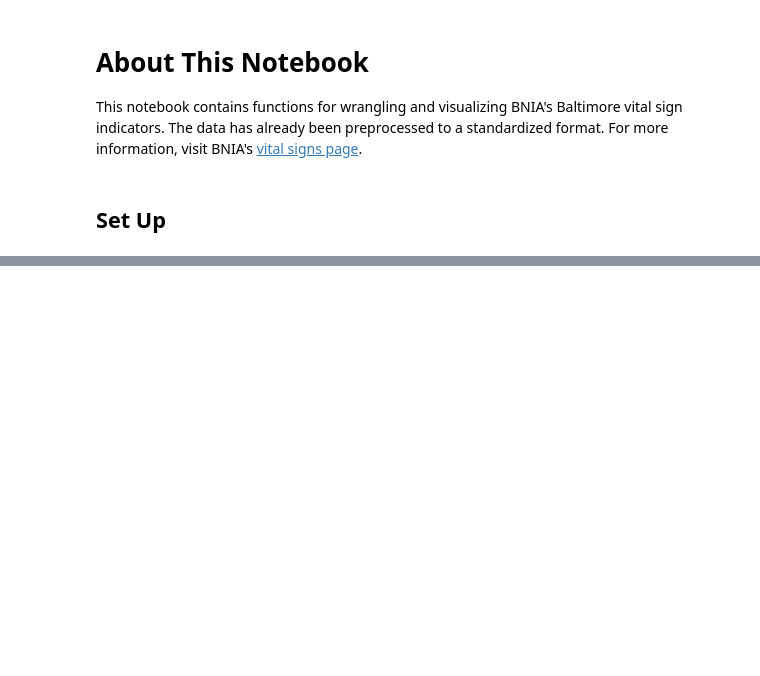
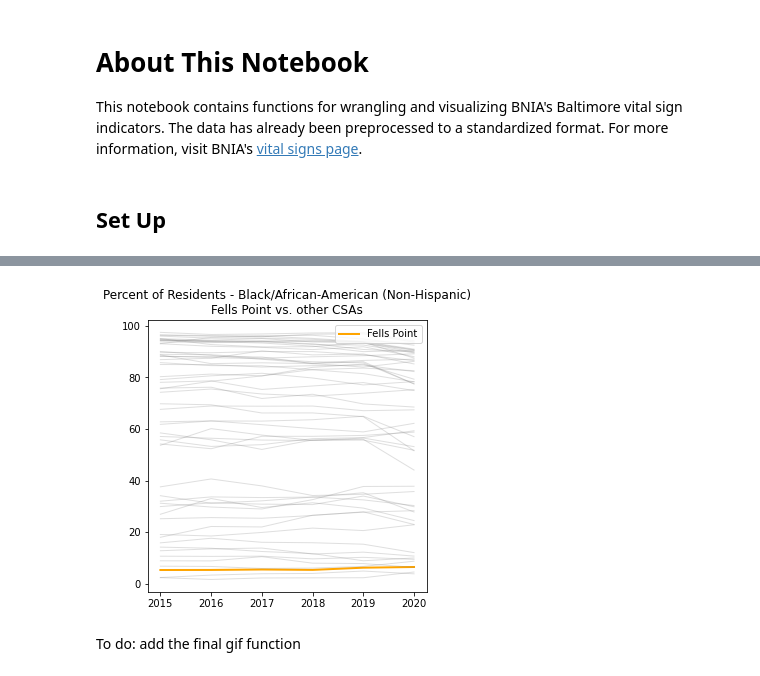
Before and after one commit to ejf78/cdc_vitalsigns, a Jupyter notebook: Vital_Signs_Functions.ipynb, the cells around one changed output, grey strips where cells are left out. Saved outputs shown, nothing was run; the diff lists cells and outputs as text; code cells hidden in the pictures; blank space fills up the shorter version.

Commit message:
Cleaned and simplified functions, added examples

```diff
--- a/Vital_Signs_Functions.ipynb
+++ b/Vital_Signs_Functions.ipynb
@@ -55,6 +54,8 @@ from IPython.display import Image # for displaying gifs
 # navigate into the directory
 os.chdir("cdc_vitalsigns")
 # %%
-## read data
+## read vital signs data
 # vital signs (with geometry)
 vs = pd.read_csv("full_vital_signs.csv")
+# indicator info
+info = pd.read_csv("indicator_info.csv")
@@ -60,0 +73,9 @@ vs = pd.read_csv("full_vital_signs.csv")
+# %%
+## combine data
+# add geometry to vital sign data
+vsg = vs.merge(geo, how = "left")
+# add indicator description, where available
+vsg = vsg.merge(info[["indicator", "indicator_description"]], how = "left")
+# turn into a geodataframe
+vsg = gpd.GeoDataFrame(vsg)
+vsg.head()
@@ -60,0 +145,29 @@ vs = pd.read_csv("full_vital_signs.csv")
+# %%
+### Subset VSG data
+# a simpler subset function, only to be used for the vital signs geometry data
+def subset_vsg(indicator = None,
+               CSA = None,
+               CSA_contains = None,
+               CSA_list = None,
+               year_after = 1900,
+               year_before = 2100):
+  '''
+  Returns a subset of the VSG dataframe (vital signs with geometry)
+  Gives the option to subset by a single CSA, multiple CSAs, or a specific string of text in the CSA column
+  You should only ever use one of the three CSA parameters (CSA, CSA_contains, or CSA_list)
+  ***
+  indicator: string value for the indicator of interest. Only takes 1 indicator at a time
+  CSA: string value for a single CSA to subset for. Must be exact name as it appears in the data
+  CSA_list: list of string values for CSAs to subset for.
+  CSA_contains: a string value to filter the CSA column by. For example, "Middle East" will return both "Perkins/Middle East and "Oldtown/Middle East"
+  '''
+  subset = vsg[(vsg.year_numeric >= year_after) & (vsg.year_numeric <= year_before)]
+  if indicator is not None:
+    subset = subset[subset.indicator == indicator]
+  if CSA is not None:
+    subset = subset[subset.CSA == CSA]
+  if CSA_contains is not None:
+    subset = subset[subset.CSA.str.contains(CSA_contains)]
+  if CSA_list is not None:
+    subset = subset[subset.CSA.isin(CSA_list)]
+  return subset
@@ -60,0 +427,7 @@ vs = pd.read_csv("full_vital_signs.csv")
+# %%
+highlight_line_plot("paa", "Fells Point", year_after = 2015,
+                    figsize = (8, 4), legend_loc = "upper right")
+# %% [output]
+[figure, added]
+# %% [markdown]
+To do: add the final gif function
```
Also changed, not shown: parts of 16 cells of this notebook.
